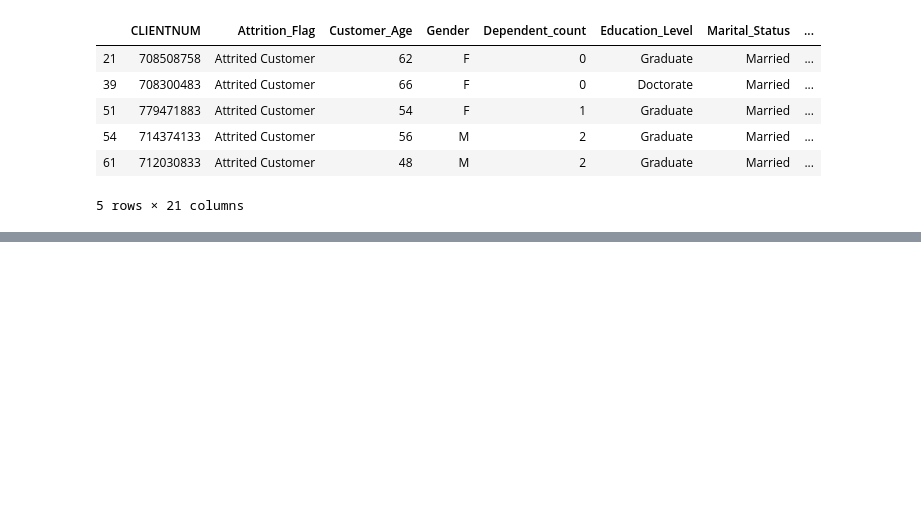
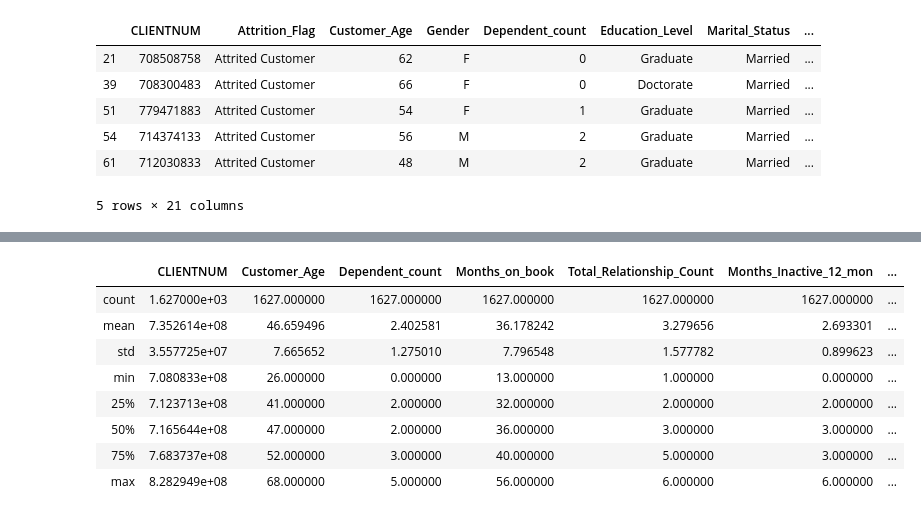
Before and after one commit to lucianogarim/House-Sales-in-King-County, a Jupyter notebook: Credit_Card.ipynb, the cells around one changed output, grey strips where cells are left out. Cells and saved outputs as stored; diff of their text form; code cells hidden in the pictures; blank space fills up the shorter version.

```diff
--- a/Credit_Card.ipynb
+++ b/Credit_Card.ipynb
@@ -56,0 +113,12 @@ Analisar o salário desses clientes
+# %%
+Att_Customer.describe()
+# %% [output]
+|  | CLIENTNUM | Customer_Age | Dependent_count | Months_on_book | Total_Relationship_Count | Months_Inactive_12_mon | ... |
+| count | 1.627000e+03 | 1627.000000 | 1627.000000 | 1627.000000 | 1627.000000 | 1627.000000 | ... |
+| mean | 7.352614e+08 | 46.659496 | 2.402581 | 36.178242 | 3.279656 | 2.693301 | ... |
+| std | 3.557725e+07 | 7.665652 | 1.275010 | 7.796548 | 1.577782 | 0.899623 | ... |
+| min | 7.080833e+08 | 26.000000 | 0.000000 | 13.000000 | 1.000000 | 0.000000 | ... |
+| 25% | 7.123713e+08 | 41.000000 | 2.000000 | 32.000000 | 2.000000 | 2.000000 | ... |
+| 50% | 7.165644e+08 | 47.000000 | 2.000000 | 36.000000 | 3.000000 | 3.000000 | ... |
+| 75% | 7.683737e+08 | 52.000000 | 3.000000 | 40.000000 | 5.000000 | 3.000000 | ... |
+| max | 8.282949e+08 | 68.000000 | 5.000000 | 56.000000 | 6.000000 | 6.000000 | ... |
```
Also changed, not shown: parts of 17 cells of this notebook.
